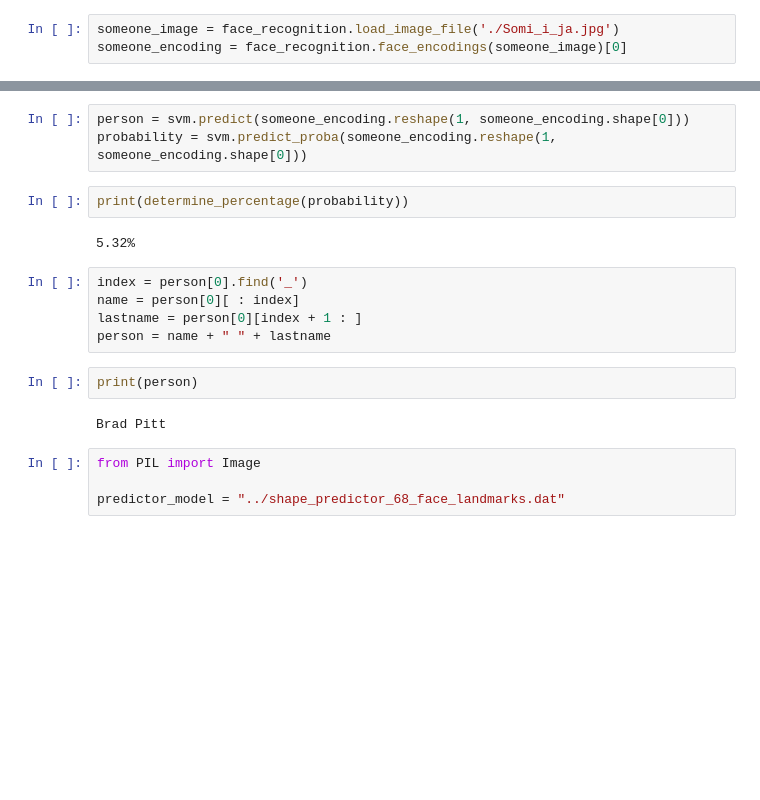
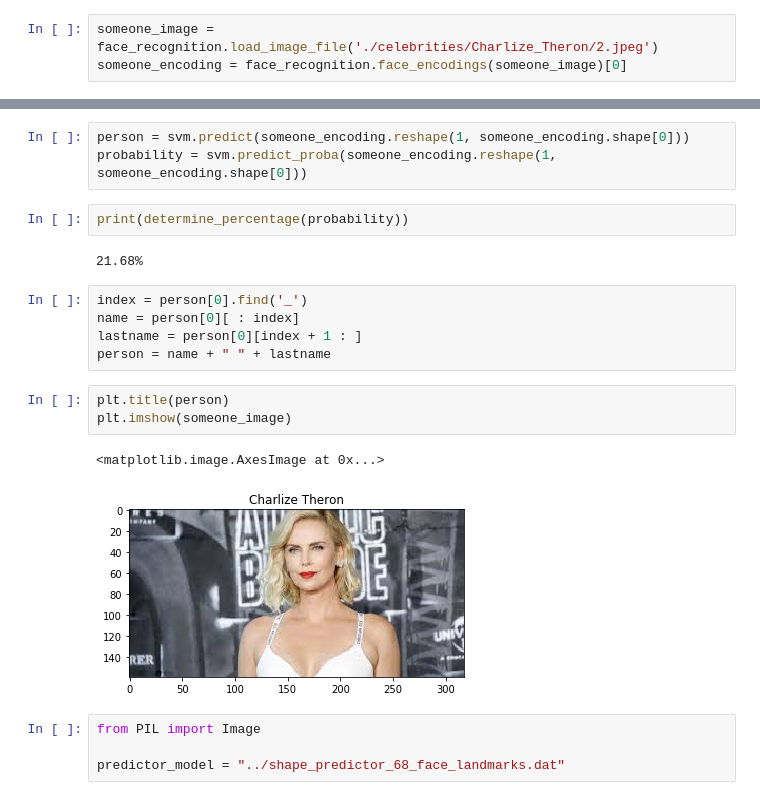
Before and after one commit to filozof50/celebrity_lookalike, a Jupyter notebook: testing_svm/main.ipynb, the cells around one changed output, grey strips where cells are left out. Saved outputs shown, nothing was run; the diff lists cells and outputs as text; blank space fills up the shorter version.

```diff
--- a/testing_svm/main.ipynb
+++ b/testing_svm/main.ipynb
@@ -19,7 +21,7 @@ def determine_percentage(probabilities):
 #     print(probabilities)
     return str(int(np.max(probability) * 10000) / 100) + '%'
 # %%
-someone_image = face_recognition.load_image_file('./Somi_i_ja.jpg')
+someone_image = face_recognition.load_image_file('./celebrities/Charlize_Theron/2.jpeg')
 someone_encoding = face_recognition.face_encodings(someone_image)[0]
 # %%
 svm = pickle.load(open('../svm_model', 'rb'))
@@ -29,16 +31,18 @@ probability = svm.predict_proba(someone_encoding.reshape(1, someone_encoding.sha
 # %%
 print(determine_percentage(probability))
 # %% [output]
-5.32%
+21.68%
 # %%
 index = person[0].find('_')
 name = person[0][ : index]
 lastname = person[0][index + 1 : ]
 person = name + " " + lastname
-# %%
-print(person)
-# %% [output]
-Brad Pitt
+# %%
+plt.title(person)
+plt.imshow(someone_image)
+# %% [output]
+<matplotlib.image.AxesImage at 0x...>
+[figure, added]
 # %%
 from PIL import Image
 
```
Also changed, not shown: parts of 5 cells of this notebook.
